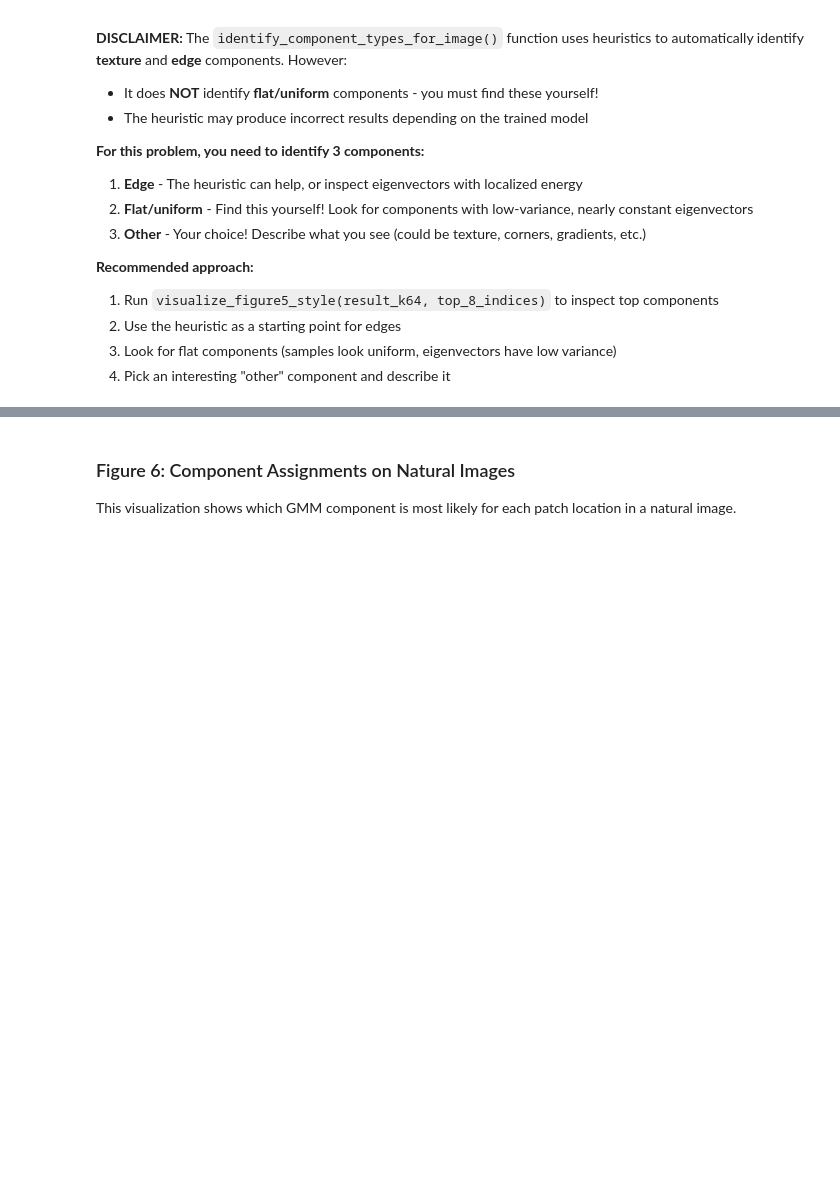
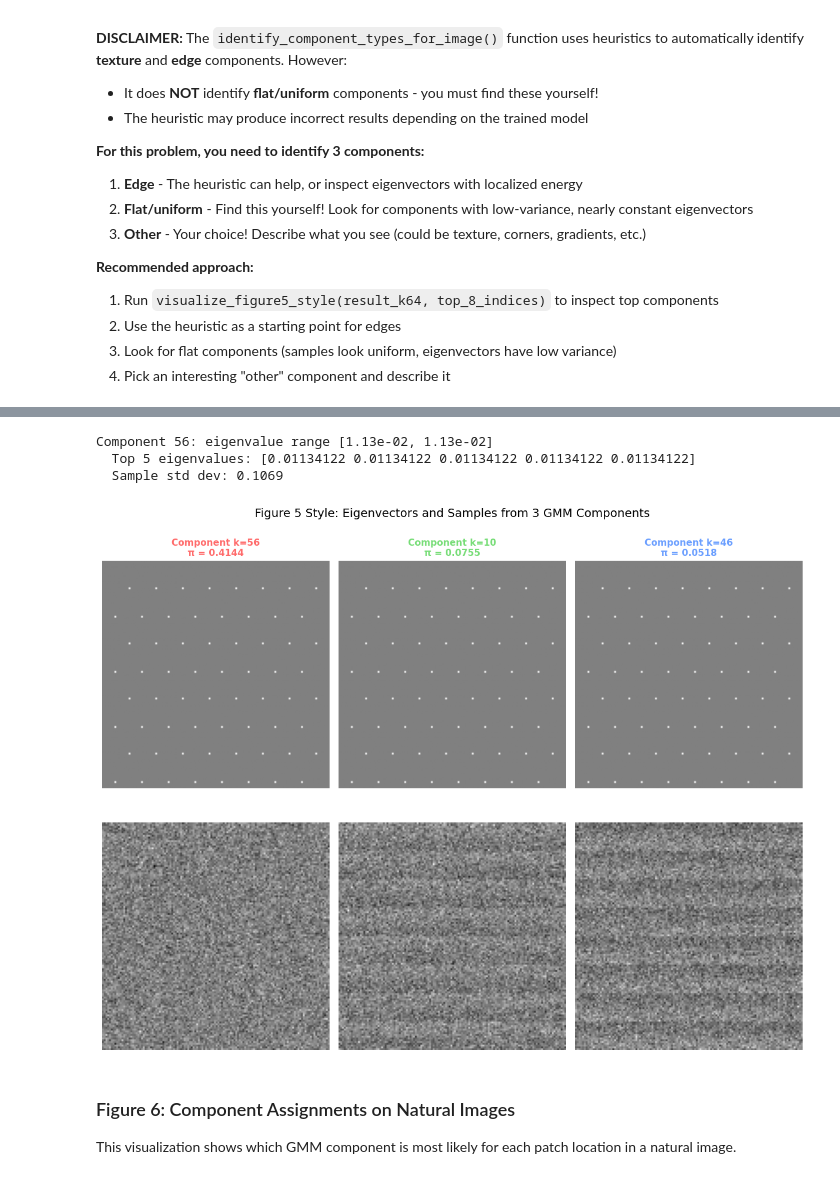
Before and after one commit to ferrarijh/2026sp-cs5788, a Jupyter notebook: hw1/PS1_GMM_Student_v2.ipynb, the cells around one changed output, grey strips where cells are left out. Drawn from its saved outputs; the diff is of its cells as text; code cells hidden in the pictures; blank space fills up the shorter version.

```diff
--- a/hw1/PS1_GMM_Student_v2.ipynb
+++ b/hw1/PS1_GMM_Student_v2.ipynb
@@ -907,7 +907,7 @@ for K in K_values:
         patches_train,
         K=K,
         num_epochs=64,
-        batch_size=4096,
+        batch_size=512,
         lr=1e-4,
         device=device,
         eps=1e-4,
@@ -1100,7 +1126,7 @@ def visualize_figure5_style(result, selected_components, patch_dim=16):
         cov_k = result['cov'][k].numpy()
         eigenvalues, eigenvectors = np.linalg.eigh(cov_k)
         idx = np.argsort(eigenvalues)[::-1]
-        eigenvalues = eigenvalues[idx]f
+        eigenvalues = eigenvalues[idx]
         eigenvectors = eigenvectors[:, idx]
 
         # Debug: Print eigenvalue range for first component
@@ -1277,31 +1312,36 @@ _ = visualize_figure5_style(result_k64, top_8_indices)
 # %%
 # =========================================================================
 # TODO: Identify 3 components from the K=64 model
 #
 # Find components that capture each of the following image structures:
 #   (1) Edges - sharp transitions between light and dark regions
 #   (2) Flat/uniform regions - patches with little variation
 #   (3) Other - any other type of content you find interesting (describe it!)
 #
 # HINTS:
 # - Edge components have localized eigenvectors (energy on one side)
 # - Flat components have low-variance eigenvectors (nearly constant)
 # - Texture components have Fourier-like eigenvectors (periodic patterns)
 #
 # The heuristic function `identify_component_types_for_image()` can help
 # identify texture and edge components, but you must find the FLAT
 # component yourself by inspecting the visualizations above.
 #
 # After inspecting components, enter your chosen indices below.
 # =========================================================================
-selected_components = None  # TODO: e.g., [5, 12, 23] for edge, flat, other
+selected_components = [top_8_indices[0], top_8_indices[1], top_8_indices[2]]
 
 # --- Check that TODO is completed ---
 assert selected_components is not None, "TODO: Select 3 components (edge, flat, other) above"
 assert len(selected_components) == 3, "TODO: You should select exactly 3 components"
 
 # Visualize selected components
 component_colors = visualize_figure5_style(result_k64, selected_components)
+# %% [output]
+Component 56: eigenvalue range [1.13e-02, 1.13e-02]
+  Top 5 eigenvalues: [0.01134122 0.01134122 0.01134122 0.01134122 0.01134122]
+  Sample std dev: 0.1069
+[figure, added]
 # %% [markdown]
 ### Figure 6: Component Assignments on Natural Images
 
```
Also changed, not shown: parts of 6 cells of this notebook.
